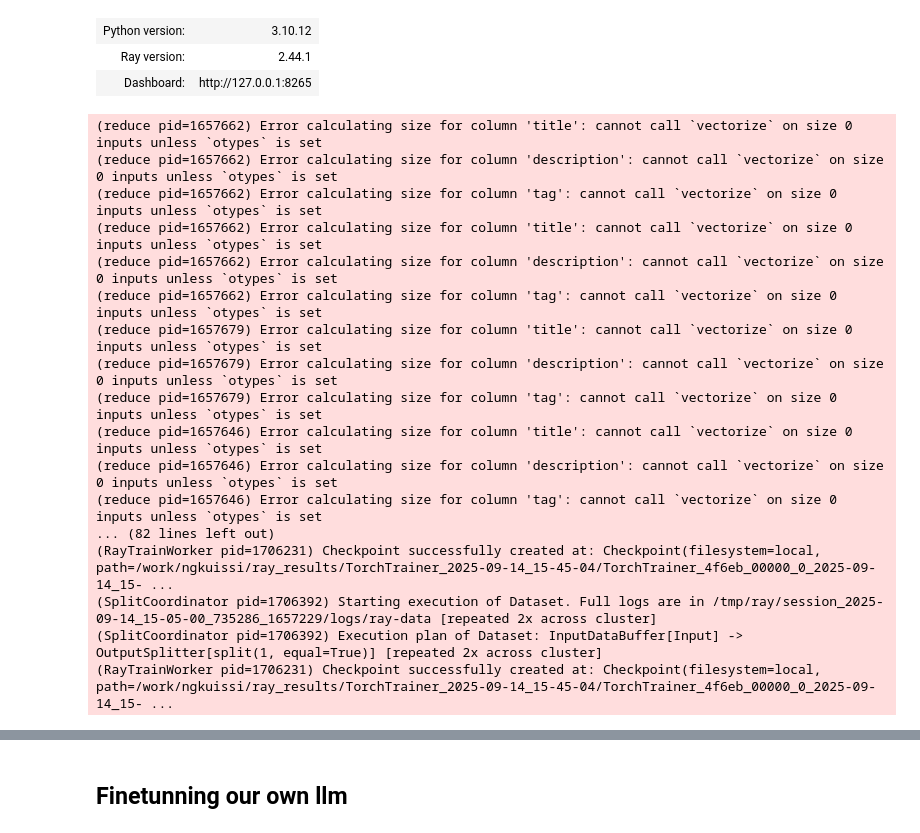
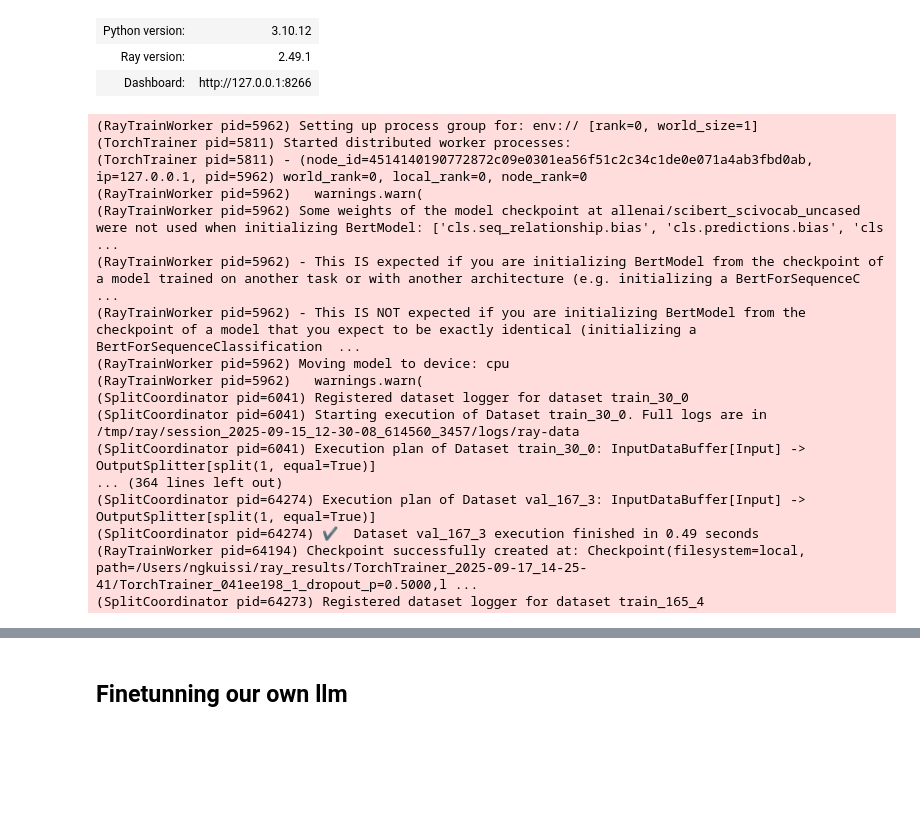
Before and after one commit to natek-1/Made-With-ML, a Jupyter notebook: notebooks/llm_tuning.ipynb, the cells around one changed output, grey strips where cells are left out. Saved outputs shown, nothing was run; the diff lists cells and outputs as text; code cells hidden in the pictures; blank space fills up the shorter version.

```diff
--- a/notebooks/llm_tuning.ipynb
+++ b/notebooks/llm_tuning.ipynb
@@ -3,5 +3,5 @@ import ray
 # %%
 if ray.is_initialized():
     ray.shutdown()
-ray.init()
+ray.init(include_dashboard=True)
 # %% [output]
@@ -9,23 +9,23 @@ ray.init()
 | Python version: | 3.10.12 |
-| Ray version: | 2.44.1 |
-| Dashboard: | http://127.0.0.1:8265 |
+| Ray version: | 2.49.1 |
+| Dashboard: | http://127.0.0.1:8266 |
-(reduce pid=1657662) Error calculating size for column 'title': cannot call `vectorize` on size 0 inputs unless `otypes` is set
-(reduce pid=1657662) Error calculating size for column 'description': cannot call `vectorize` on size 0 inputs unless `otypes` is set
-(reduce pid=1657662) Error calculating size for column 'tag': cannot call `vectorize` on size 0 inputs unless `otypes` is set
-(reduce pid=1657662) Error calculating size for column 'title': cannot call `vectorize` on size 0 inputs unless `otypes` is set
-(reduce pid=1657662) Error calculating size for column 'description': cannot call `vectorize` on size 0 inputs unless `otypes` is set
-(reduce pid=1657662) Error calculating size for column 'tag': cannot call `vectorize` on size 0 inputs unless `otypes` is set
-(reduce pid=1657679) Error calculating size for column 'title': cannot call `vectorize` on size 0 inputs unless `otypes` is set
-(reduce pid=1657679) Error calculating size for column 'description': cannot call `vectorize` on size 0 inputs unless `otypes` is set
-(reduce pid=1657679) Error calculating size for column 'tag': cannot call `vectorize` on size 0 inputs unless `otypes` is set
-(reduce pid=1657646) Error calculating size for column 'title': cannot call `vectorize` on size 0 inputs unless `otypes` is set
-(reduce pid=1657646) Error calculating size for column 'description': cannot call `vectorize` on size 0 inputs unless `otypes` is set
-(reduce pid=1657646) Error calculating size for column 'tag': cannot call `vectorize` on size 0 inputs unless `otypes` is set
-... (82 lines left out)
-(RayTrainWorker pid=1706231) Checkpoint successfully created at: Checkpoint(filesystem=local, path=/work/ngkuissi/ray_results/TorchTrainer_2025-09-14_15-45-04/TorchTrainer_4f6eb_00000_0_2025-09-14_15- ...
-(SplitCoordinator pid=1706392) Starting execution of Dataset. Full logs are in /tmp/ray/session_2025-09-14_15-05-00_735286_1657229/logs/ray-data [repeated 2x across cluster]
-(SplitCoordinator pid=1706392) Execution plan of Dataset: InputDataBuffer[Input] -> OutputSplitter[split(1, equal=True)] [repeated 2x across cluster]
-(RayTrainWorker pid=1706231) Checkpoint successfully created at: Checkpoint(filesystem=local, path=/work/ngkuissi/ray_results/TorchTrainer_2025-09-14_15-45-04/TorchTrainer_4f6eb_00000_0_2025-09-14_15- ...
+(RayTrainWorker pid=5962) Setting up process group for: env:// [rank=0, world_size=1]
+(TorchTrainer pid=5811) Started distributed worker processes:
+(TorchTrainer pid=5811) - (node_id=4514140190772872c09e0301ea56f51c2c34c1de0e071a4ab3fbd0ab, ip=127.0.0.1, pid=5962) world_rank=0, local_rank=0, node_rank=0
+(RayTrainWorker pid=5962)   warnings.warn(
+(RayTrainWorker pid=5962) Some weights of the model checkpoint at allenai/scibert_scivocab_uncased were not used when initializing BertModel: ['cls.seq_relationship.bias', 'cls.predictions.bias', 'cls ...
+(RayTrainWorker pid=5962) - This IS expected if you are initializing BertModel from the checkpoint of a model trained on another task or with another architecture (e.g. initializing a BertForSequenceC ...
+(RayTrainWorker pid=5962) - This IS NOT expected if you are initializing BertModel from the checkpoint of a model that you expect to be exactly identical (initializing a BertForSequenceClassification  ...
+(RayTrainWorker pid=5962) Moving model to device: cpu
+(RayTrainWorker pid=5962)   warnings.warn(
+(SplitCoordinator pid=6041) Registered dataset logger for dataset train_30_0
+(SplitCoordinator pid=6041) Starting execution of Dataset train_30_0. Full logs are in /tmp/ray/session_2025-09-15_12-30-08_614560_3457/logs/ray-data
+(SplitCoordinator pid=6041) Execution plan of Dataset train_30_0: InputDataBuffer[Input] -> OutputSplitter[split(1, equal=True)]
+... (364 lines left out)
+(SplitCoordinator pid=64274) Execution plan of Dataset val_167_3: InputDataBuffer[Input] -> OutputSplitter[split(1, equal=True)]
+(SplitCoordinator pid=64274) ✔️  Dataset val_167_3 execution finished in 0.49 seconds
+(RayTrainWorker pid=64194) Checkpoint successfully created at: Checkpoint(filesystem=local, path=/Users/ngkuissi/ray_results/TorchTrainer_2025-09-17_14-25-41/TorchTrainer_041ee198_1_dropout_p=0.5000,l ...
+(SplitCoordinator pid=64273) Registered dataset logger for dataset train_165_4
 # %%
 ray.cluster_resources()
 # %% [output]
```
Also changed, not shown: parts of 64 cells of this notebook, 1 other file.
